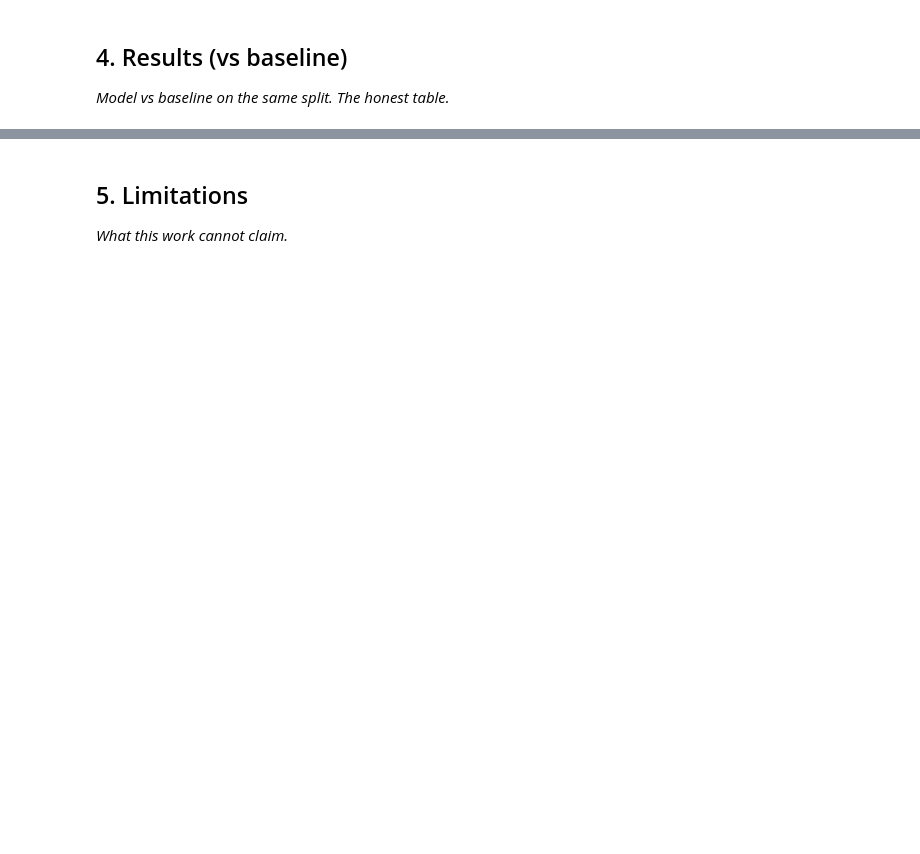
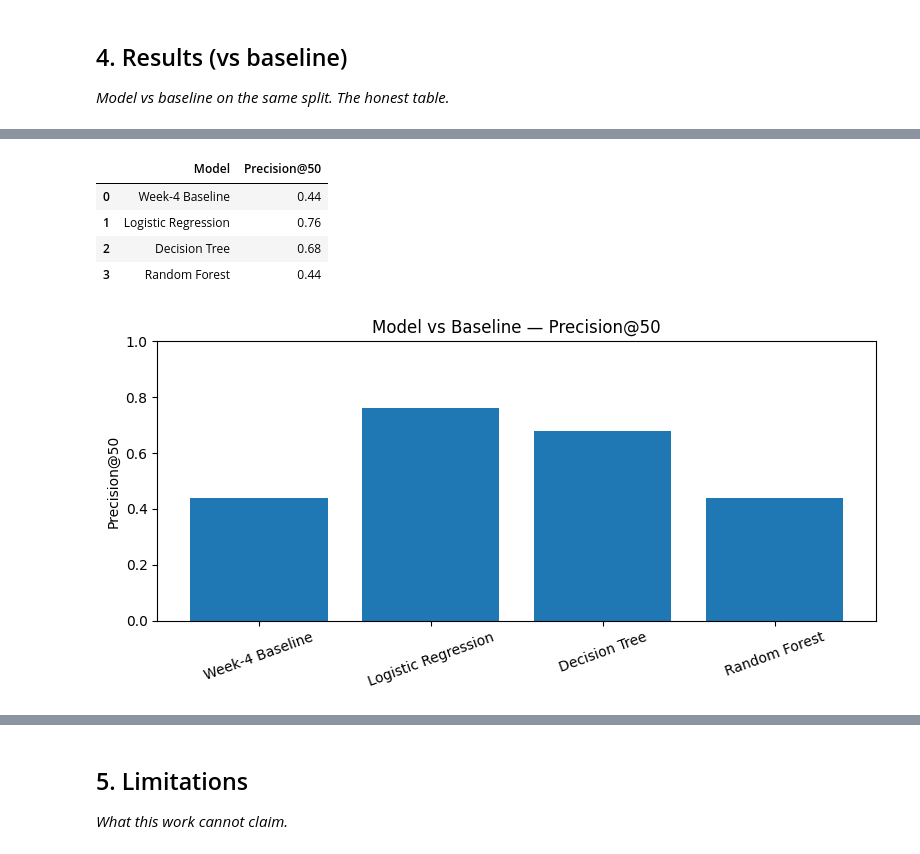
Before and after one commit to mkhlor006/Flyrank_internship_ML, a Jupyter notebook: work/notebooks/capstone.ipynb, the cells around one changed output, grey strips where cells are left out. Saved outputs shown, nothing was run; the diff lists cells and outputs as text; code cells hidden in the pictures; blank space fills up the shorter version.

```diff
--- a/work/notebooks/capstone.ipynb
+++ b/work/notebooks/capstone.ipynb
@@ -73,0 +156,33 @@ Name: count, dtype: int64
+# %%
+model_results = pd.DataFrame({
+    "Model": [
+        "Week-4 Baseline",
+        "Logistic Regression",
+        "Decision Tree",
+        "Random Forest"
+    ],
+    "Precision@50": [
+        0.44,
+        0.76,
+        0.68,
+        0.44
+    ]
+})
+
+display(model_results)
+
+plt.figure(figsize=(8, 4))
+plt.bar(model_results["Model"], model_results["Precision@50"])
+plt.ylabel("Precision@50")
+plt.title("Model vs Baseline — Precision@50")
+plt.ylim(0, 1)
+plt.xticks(rotation=20)
+plt.tight_layout()
+plt.show()
+# %% [output]
+|  | Model | Precision@50 |
+| 0 | Week-4 Baseline | 0.44 |
+| 1 | Logistic Regression | 0.76 |
+| 2 | Decision Tree | 0.68 |
+| 3 | Random Forest | 0.44 |
+[figure, added]
```
Also changed, not shown: parts of 17 cells of this notebook.
